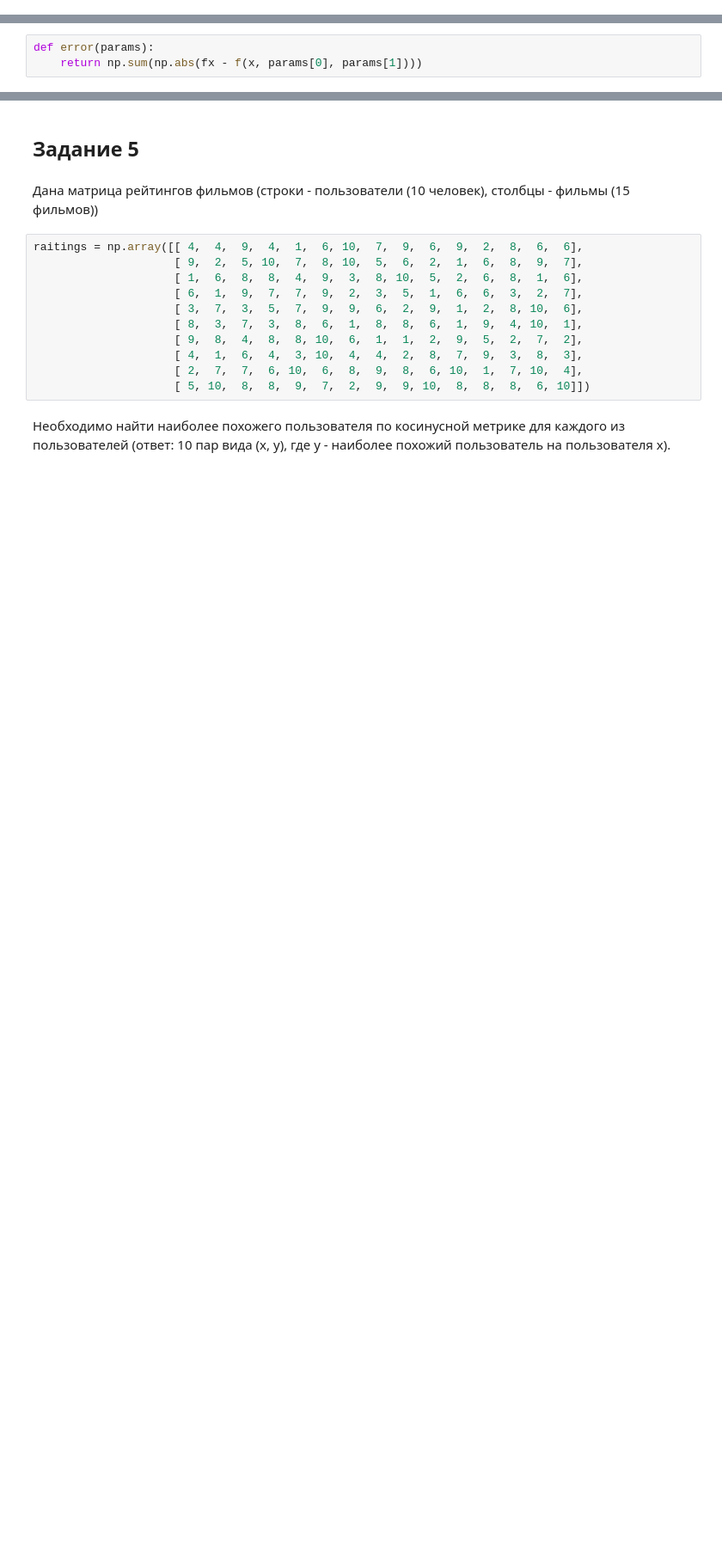
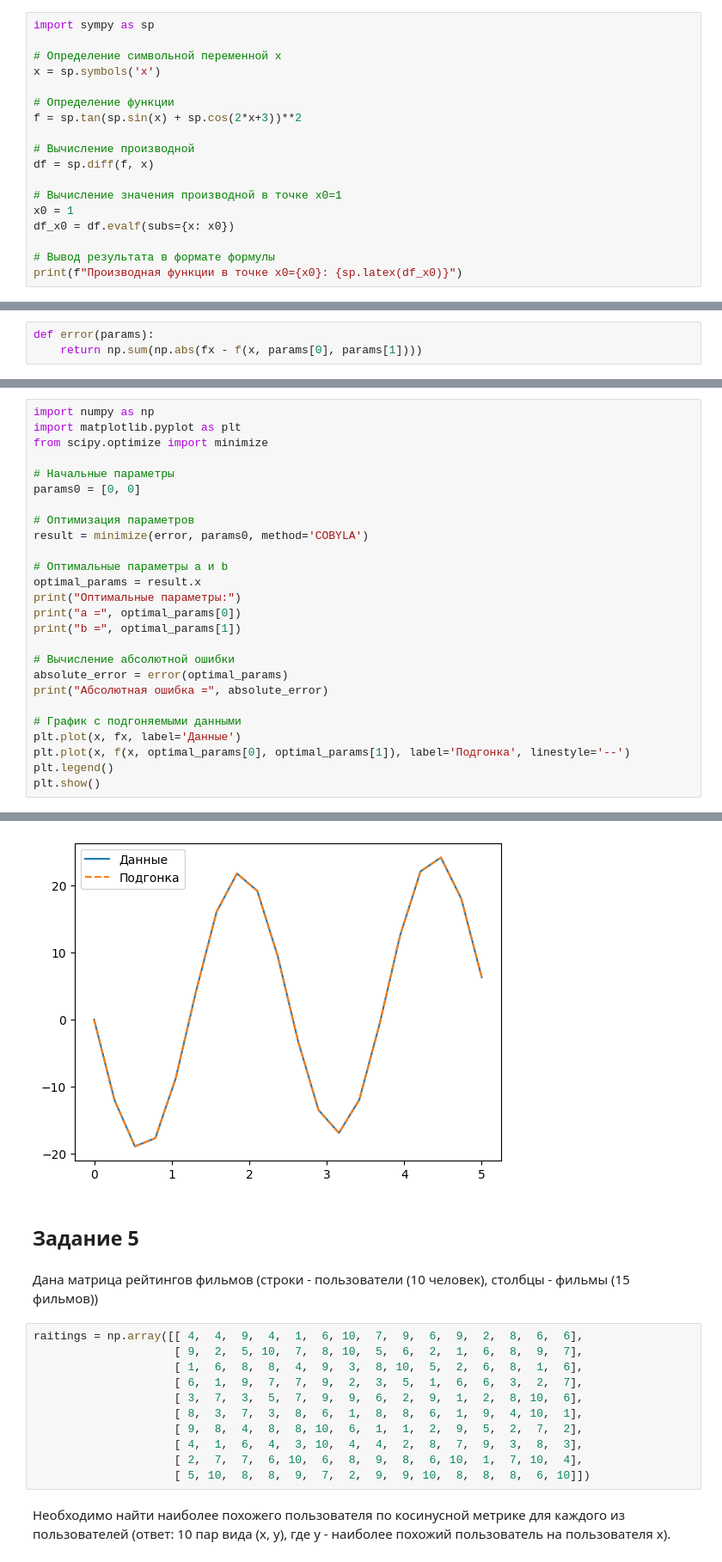
Before and after one commit to stefkong1982/-, a Jupyter notebook: Matematika_dlya_Data_Science/Itogovyj_blok/Itogovyj_blok_Kondratev_MDS_36_HW_X_upd.ipynb, the cells around one changed output, grey strips where cells are left out. Shown at 86% size. Cells and saved outputs as stored; diff of their text form; blank space fills up the shorter version.

```diff
--- a/Matematika_dlya_Data_Science/Itogovyj_blok/Itogovyj_blok_Kondratev_MDS_36_HW_X_upd.ipynb
+++ b/Matematika_dlya_Data_Science/Itogovyj_blok/Itogovyj_blok_Kondratev_MDS_36_HW_X_upd.ipynb
@@ -23,0 +14,18 @@ $tg^2(sin(x) + cos(2x+3))$
+# %%
+import sympy as sp
+
+# Определение символьной переменной x
+x = sp.symbols('x')
+
+# Определение функции
+f = sp.tan(sp.sin(x) + sp.cos(2*x+3))**2
+
+# Вычисление производной
+df = sp.diff(f, x)
+
+# Вычисление значения производной в точке x0=1
+x0 = 1
+df_x0 = df.evalf(subs={x: x0})
+
+# Вывод результата в формате формулы
+print(f"Производная функции в точке x0={x0}: {sp.latex(df_x0)}")
@@ -91,0 +154,27 @@ def error(params):
+# %%
+import numpy as np
+import matplotlib.pyplot as plt
+from scipy.optimize import minimize
+
+# Начальные параметры
+params0 = [0, 0]
+
+# Оптимизация параметров
+result = minimize(error, params0, method='COBYLA')
+
+# Оптимальные параметры a и b
+optimal_params = result.x
+print("Оптимальные параметры:")
+print("a =", optimal_params[0])
+print("b =", optimal_params[1])
+
+# Вычисление абсолютной ошибки
+absolute_error = error(optimal_params)
+print("Абсолютная ошибка =", absolute_error)
+
+# График с подгоняемыми данными
+plt.plot(x, fx, label='Данные')
+plt.plot(x, f(x, optimal_params[0], optimal_params[1]), label='Подгонка', linestyle='--')
+plt.legend()
+plt.show()
+# %% [output]
@@ -92,3 +185,4 @@ def error(params):
+[figure, added]
 # %% [markdown]
 ## Задание 5
 # %% [markdown]
```
Also changed, not shown: parts of 17 cells of this notebook.
